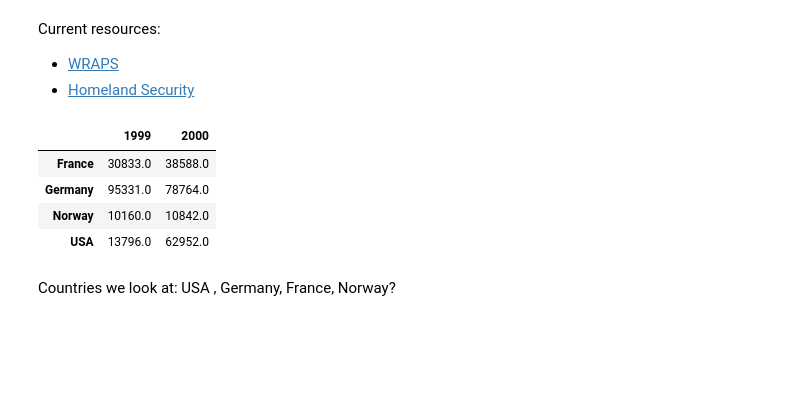
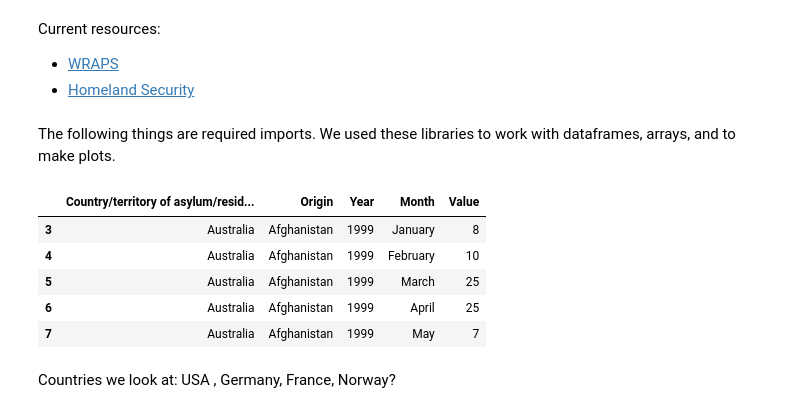
Before and after one commit to jordanrmess/USrefugees, a Jupyter notebook: final.ipynb, the cells around one changed output. Drawn from its saved outputs; the diff is of its cells as text; code cells hidden in the pictures; blank space fills up the shorter version.

```diff
--- a/final.ipynb
+++ b/final.ipynb
@@ -19,0 +18,2 @@ import pandas as pd
+# %% [markdown]
+The following things are required imports. We used these libraries to work with dataframes, arrays, and to make plots.
@@ -24,14 +29,15 @@ df = df.iloc[3:]
 # %%
 df=df.replace('USA (EOIR)', 'USA')
 df=df.replace('USA (INS/DHS)', 'USA')
 
-df
+df.head()
 # %% [output]
-|  | 1999 | 2000 |
-| France | 30833.0 | 38588.0 |
-| Germany | 95331.0 | 78764.0 |
-| Norway | 10160.0 | 10842.0 |
-| USA | 13796.0 | 62952.0 |
+|  | Country/territory of asylum/resid... | Origin | Year | Month | Value |
+| 3 | Australia | Afghanistan | 1999 | January | 8 |
+| 4 | Australia | Afghanistan | 1999 | February | 10 |
+| 5 | Australia | Afghanistan | 1999 | March | 25 |
+| 6 | Australia | Afghanistan | 1999 | April | 25 |
+| 7 | Australia | Afghanistan | 1999 | May | 7 |
 # %% [markdown]
 Countries we look at: USA , Germany, France, Norway?
 # %%
```
Also changed, not shown: parts of 17 cells of this notebook, 18 other files.
